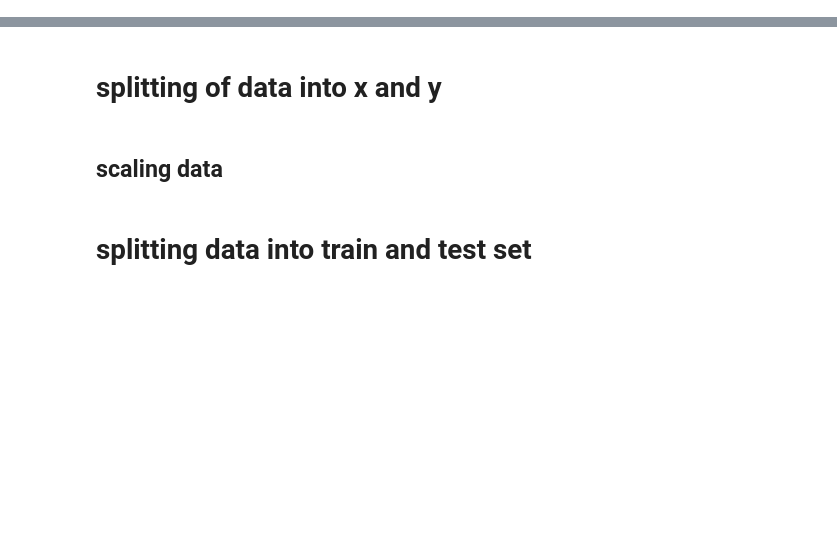
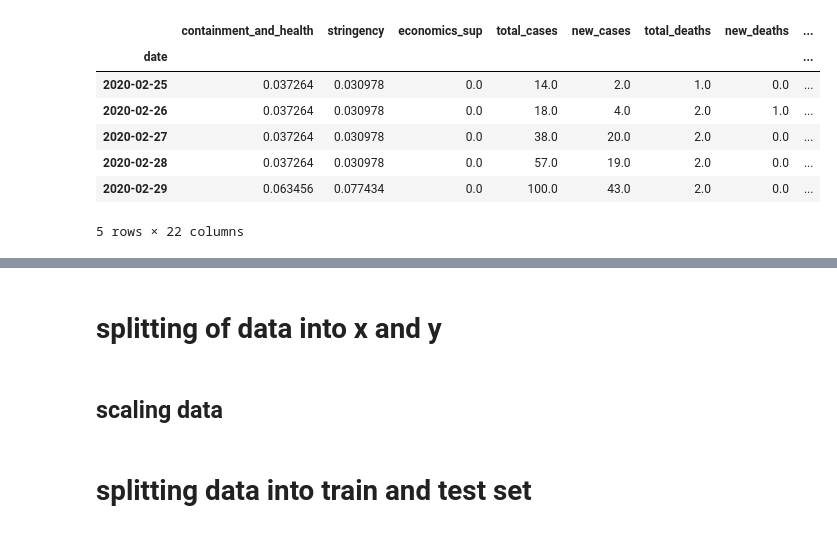
Before and after one commit to tekadata/covid_time_series_prediction, a Jupyter notebook: notebooks/model-France-SVR-index.ipynb, the cells around one changed output, grey strips where cells are left out. Saved outputs shown, nothing was run; the diff lists cells and outputs as text; code cells hidden in the pictures; blank space fills up the shorter version.

```diff
--- a/notebooks/model-France-SVR-index.ipynb
+++ b/notebooks/model-France-SVR-index.ipynb
@@ -47,19 +54,25 @@ data_index=data_index.set_index('date')
 # %%
 data_index['day-1']=data_index['total_deaths'].shift(periods=1)
 data_index['day-2']=data_index['total_deaths'].shift(periods=2)
 data_index['day-3']=data_index['total_deaths'].shift(periods=3)
 data_index['day-4']=data_index['total_deaths'].shift(periods=4)
 data_index['day-5']=data_index['total_deaths'].shift(periods=5)
 data_index['day-6']=data_index['total_deaths'].shift(periods=6)
 data_index['day-7']=data_index['total_deaths'].shift(periods=7)
 data_index['day-8']=data_index['total_deaths'].shift(periods=8)
 data_index['day-9']=data_index['total_deaths'].shift(periods=9)
 data_index['day-10']=data_index['total_deaths'].shift(periods=10)
-#data_index['day-11']=data_index['total_deaths'].shift(periods=11)
-#data_index['day-12']=data_index['total_deaths'].shift(periods=12)
-#data_index['day-13']=data_index['total_deaths'].shift(periods=13)
-#data_index['day-14']=data_index['total_deaths'].shift(periods=14)
-#data_index['day-15']=data_index['total_deaths'].shift(periods=15)
+data_index = data_index.iloc[10: , :]
+data_index.head()
+# %% [output]
+|  | containment_and_health | stringency | economics_sup | total_cases | new_cases | total_deaths | new_deaths | ... |
+| date |  |  |  |  |  |  |  | ... |
+| 2020-02-25 | 0.037264 | 0.030978 | 0.0 | 14.0 | 2.0 | 1.0 | 0.0 | ... |
+| 2020-02-26 | 0.037264 | 0.030978 | 0.0 | 18.0 | 4.0 | 2.0 | 1.0 | ... |
+| 2020-02-27 | 0.037264 | 0.030978 | 0.0 | 38.0 | 20.0 | 2.0 | 0.0 | ... |
+| 2020-02-28 | 0.037264 | 0.030978 | 0.0 | 57.0 | 19.0 | 2.0 | 0.0 | ... |
+| 2020-02-29 | 0.063456 | 0.077434 | 0.0 | 100.0 | 43.0 | 2.0 | 0.0 | ... |
+5 rows × 22 columns
 # %%
 data_index=data_index.fillna(0)
 # %%
```
Also changed, not shown: parts of 9 cells of this notebook, 1 other file.
